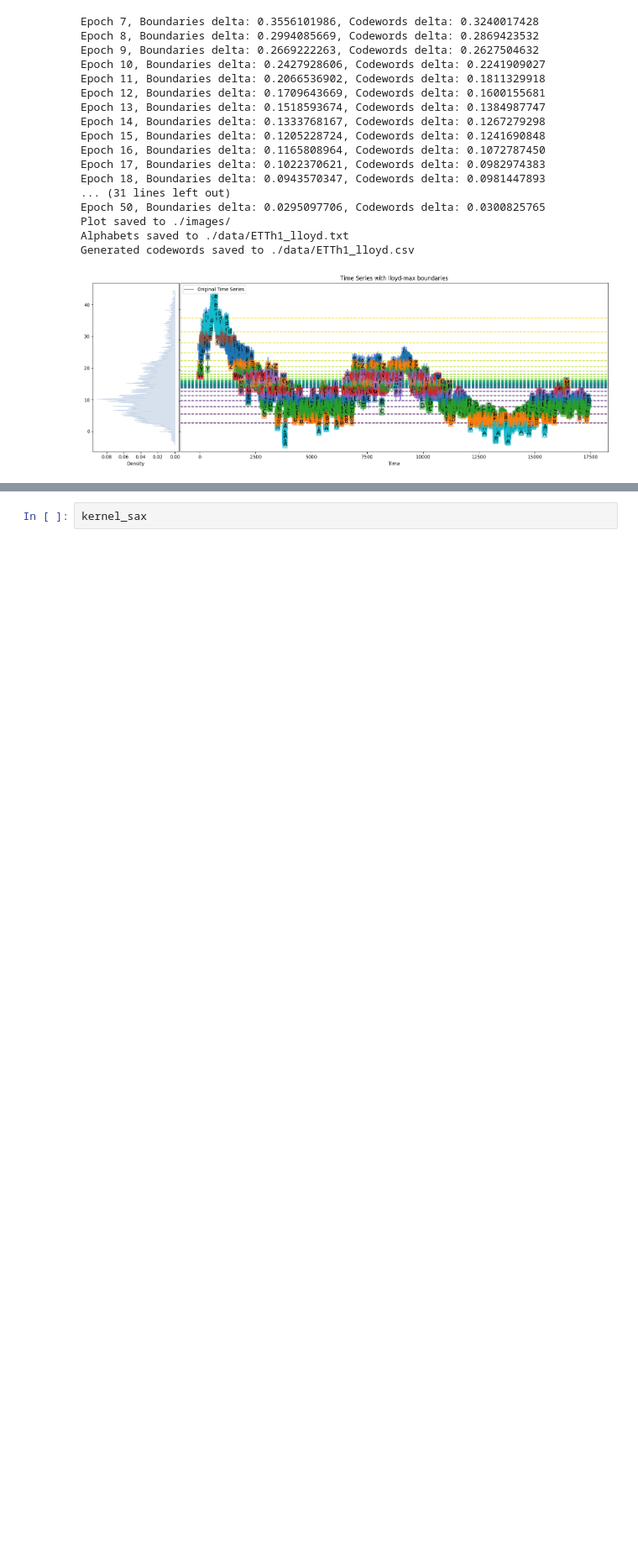
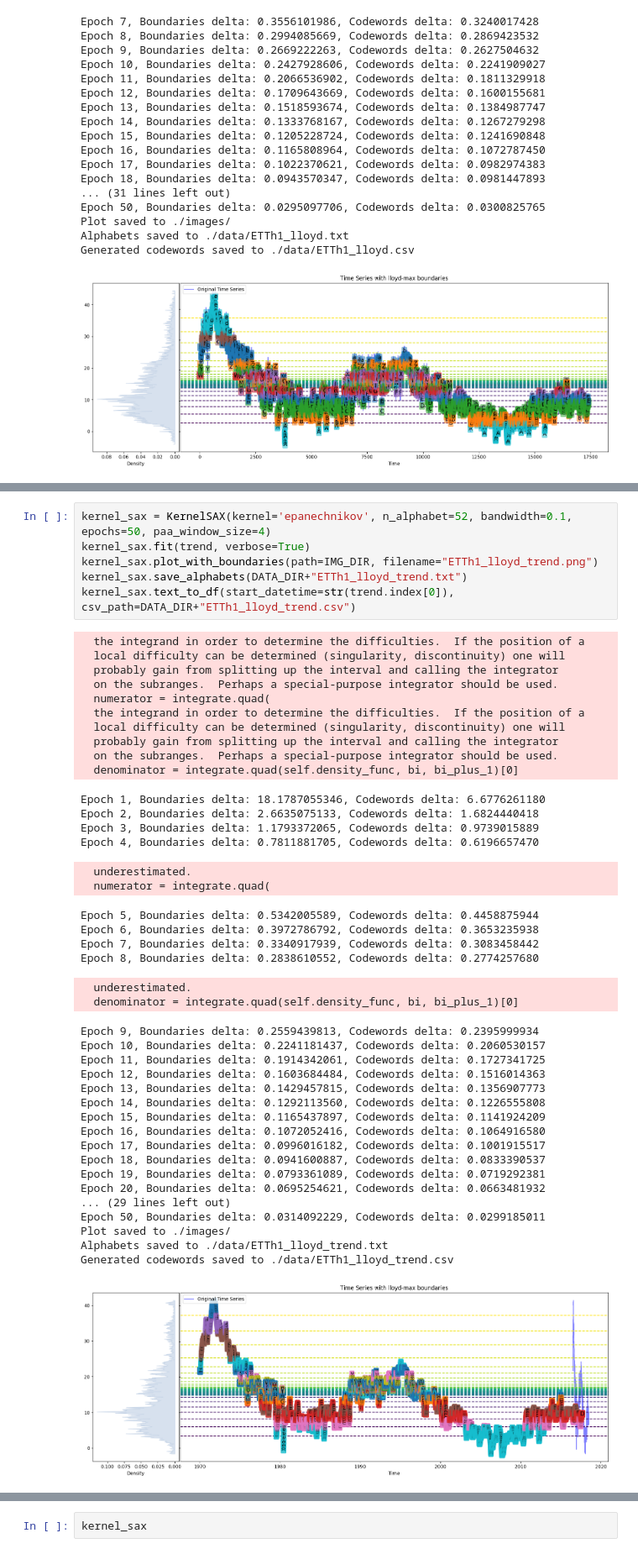
Before and after one commit to Dhanunjaya-Elluri/master-thesis, a Jupyter notebook: transformer.ipynb, the cells around one changed output, grey strips where cells are left out. Shown at 84% size. Saved outputs shown, nothing was run; the diff lists cells and outputs as text; blank space fills up the shorter version.

```diff
--- a/transformer.ipynb
+++ b/transformer.ipynb
@@ -121,0 +143,47 @@ Generated codewords saved to ./data/ETTh1_lloyd.csv
+# %%
+kernel_sax = KernelSAX(kernel='epanechnikov', n_alphabet=52, bandwidth=0.1, epochs=50, paa_window_size=4)
+kernel_sax.fit(trend, verbose=True)
+kernel_sax.plot_with_boundaries(path=IMG_DIR, filename="ETTh1_lloyd_trend.png")
+kernel_sax.save_alphabets(DATA_DIR+"ETTh1_lloyd_trend.txt")
+kernel_sax.text_to_df(start_datetime=str(trend.index[0]), csv_path=DATA_DIR+"ETTh1_lloyd_trend.csv")
+# %% [output]
+  the integrand in order to determine the difficulties.  If the position of a
+  local difficulty can be determined (singularity, discontinuity) one will
+  probably gain from splitting up the interval and calling the integrator
+  on the subranges.  Perhaps a special-purpose integrator should be used.
+  numerator = integrate.quad(
+  the integrand in order to determine the difficulties.  If the position of a
+  local difficulty can be determined (singularity, discontinuity) one will
+  probably gain from splitting up the interval and calling the integrator
+  on the subranges.  Perhaps a special-purpose integrator should be used.
+  denominator = integrate.quad(self.density_func, bi, bi_plus_1)[0]
+Epoch 1, Boundaries delta: 18.1787055346, Codewords delta: 6.6776261180
+Epoch 2, Boundaries delta: 2.6635075133, Codewords delta: 1.6824440418
+Epoch 3, Boundaries delta: 1.1793372065, Codewords delta: 0.9739015889
+Epoch 4, Boundaries delta: 0.7811881705, Codewords delta: 0.6196657470
+  underestimated.
+  numerator = integrate.quad(
+Epoch 5, Boundaries delta: 0.5342005589, Codewords delta: 0.4458875944
+Epoch 6, Boundaries delta: 0.3972786792, Codewords delta: 0.3653235938
+Epoch 7, Boundaries delta: 0.3340917939, Codewords delta: 0.3083458442
+Epoch 8, Boundaries delta: 0.2838610552, Codewords delta: 0.2774257680
+  underestimated.
+  denominator = integrate.quad(self.density_func, bi, bi_plus_1)[0]
+Epoch 9, Boundaries delta: 0.2559439813, Codewords delta: 0.2395999934
+Epoch 10, Boundaries delta: 0.2241181437, Codewords delta: 0.2060530157
+Epoch 11, Boundaries delta: 0.1914342061, Codewords delta: 0.1727341725
+Epoch 12, Boundaries delta: 0.1603684484, Codewords delta: 0.1516014363
+Epoch 13, Boundaries delta: 0.1429457815, Codewords delta: 0.1356907773
+Epoch 14, Boundaries delta: 0.1292113560, Codewords delta: 0.1226555808
+Epoch 15, Boundaries delta: 0.1165437897, Codewords delta: 0.1141924209
+Epoch 16, Boundaries delta: 0.1072052416, Codewords delta: 0.1064916580
+Epoch 17, Boundaries delta: 0.0996016182, Codewords delta: 0.1001915517
+Epoch 18, Boundaries delta: 0.0941600887, Codewords delta: 0.0833390537
+Epoch 19, Boundaries delta: 0.0793361089, Codewords delta: 0.0719292381
+Epoch 20, Boundaries delta: 0.0695254621, Codewords delta: 0.0663481932
+... (29 lines left out)
+Epoch 50, Boundaries delta: 0.0314092229, Codewords delta: 0.0299185011
+Plot saved to ./images/
+Alphabets saved to ./data/ETTh1_lloyd_trend.txt
+Generated codewords saved to ./data/ETTh1_lloyd_trend.csv
+[figure, added]
```
Also changed, not shown: parts of 13 cells of this notebook, 52 other files.
